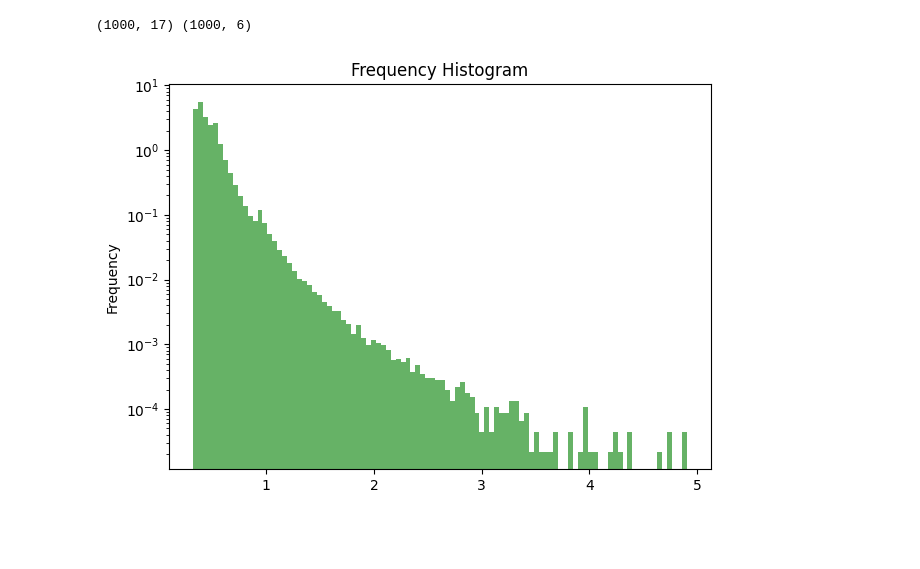
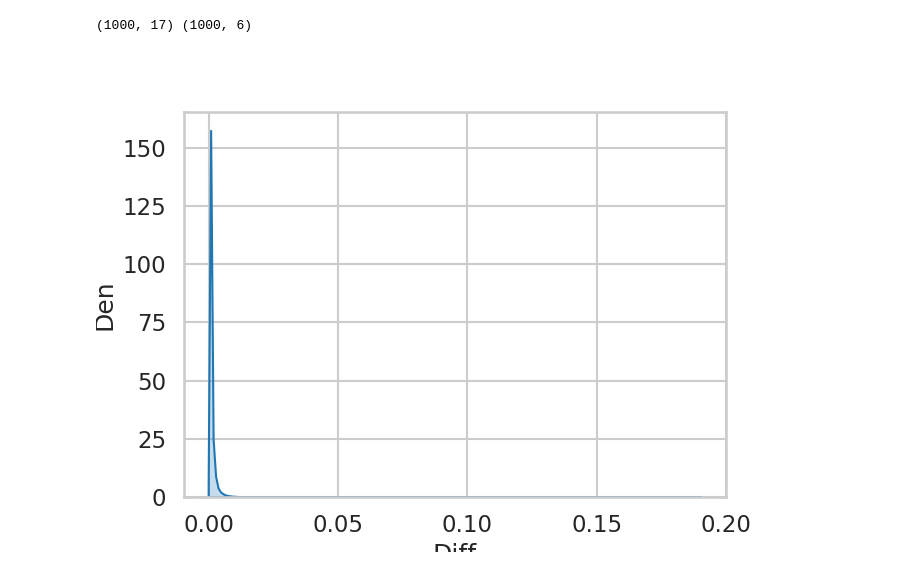
Before and after one commit to cevahir-koprulu/sde4mbrltatu, a Jupyter notebook: plot_sde_diffusion_hist.ipynb, the cells around one changed output. Saved outputs shown, nothing was run; the diff lists cells and outputs as text; code cells hidden in the pictures; blank space fills up the shorter version.

Commit message:
cheetah models

```diff
--- a/plot_sde_diffusion_hist.ipynb
+++ b/plot_sde_diffusion_hist.ipynb
@@ -24,7 +26,7 @@ dataset_name = "random-v2"
 jax_seed = 10
 infer_batch_size = 1000
 sde_model_list = {
-    'halfcheetah-random-v2': ["hc_rand_v2_dsc0.1_simple3_hr-2_dt-0.05_sde.pkl"]
+    'halfcheetah-random-v2': ["hc_rand_v2_dsc0.1_simple5_hr-1_dt-0.05_sde.pkl"]
 }
 # %%
 
@@ -90,17 +92,34 @@ for i in tqdm(range(math.ceil(number_of_samples//infer_batch_size))):
     else:
         diffs = np.concatenate((diffs, pred_diff), axis=0)
 
-diffs_sum = np.sum(np.array(diffs), axis=-1)
+diffs = np.array(diffs)
+# diffs_sum = np.sum(diffs, axis=-1)
+diffs_sum = np.mean(diffs, axis=-1)
 with open(os.path.join("models", "sde_models", "learned_sde_models", f"{sde_model_list[env_name + '-' + dataset_name][0][:-4]}_diffsum.pkl"), "wb") as f:
     pickle.dump(diffs_sum, f)
 # %%
-%matplotlib inline
-plt.rcParams.update({'figure.figsize':(7,5), 'figure.dpi':100})
+# %matplotlib inline
+# fig, ax = plt.subplots()
+# plt.rcParams.update({'figure.figsize':(7,5), 'figure.dpi':100})
 
-# Plot Histogram on x
-plt.hist(diffs_sum, bins=100, density=True, alpha=0.6, color='g')
-plt.yscale('log', nonpositive='clip')
-plt.gca().set(title='Frequency Histogram', ylabel='Frequency')
-plt.savefig(os.path.join("models", "sde_models", "learned_sde_models", f"{sde_model_list[env_name + '-' + dataset_name][0][:-4]}_diffsum_hist.png"))
+# # Plot Histogram on x
+# plt.hist(diffs_sum, bins=100, density=True, alpha=0.6, color='g')
+# plt.yscale('log', nonpositive='clip')
+# plt.gca().set(title='Frequency Histogram', ylabel='Frequency')
+# # plt.savefig(os.path.join("models", "sde_models", "learned_sde_models", f"{sde_model_list[env_name + '-' + dataset_name][0][:-4]}_diffsum_hist.png"))
-# %% [output]
-[figure, removed]
+# %%
+%matplotlib widget
+import matplotlib.pyplot as plt
+
+# Import seaborn
+import seaborn as sns
+sns.set_style('whitegrid')
+sns.set_context('talk')
+# %%
+# Do a kde plot of diffs_sum with log on the y axis
+fig, ax = plt.subplots(figsize=(7,5))
+sns.kdeplot(diffs_sum, log_scale=False, fill=True, ax=ax)
+ax.set(xlabel="Diff", ylabel="Den")
+ax.grid(True)
+# %% [output]
+[figure, added]
```
Also changed, not shown: parts of 1 cell of this notebook, 2 other files.
